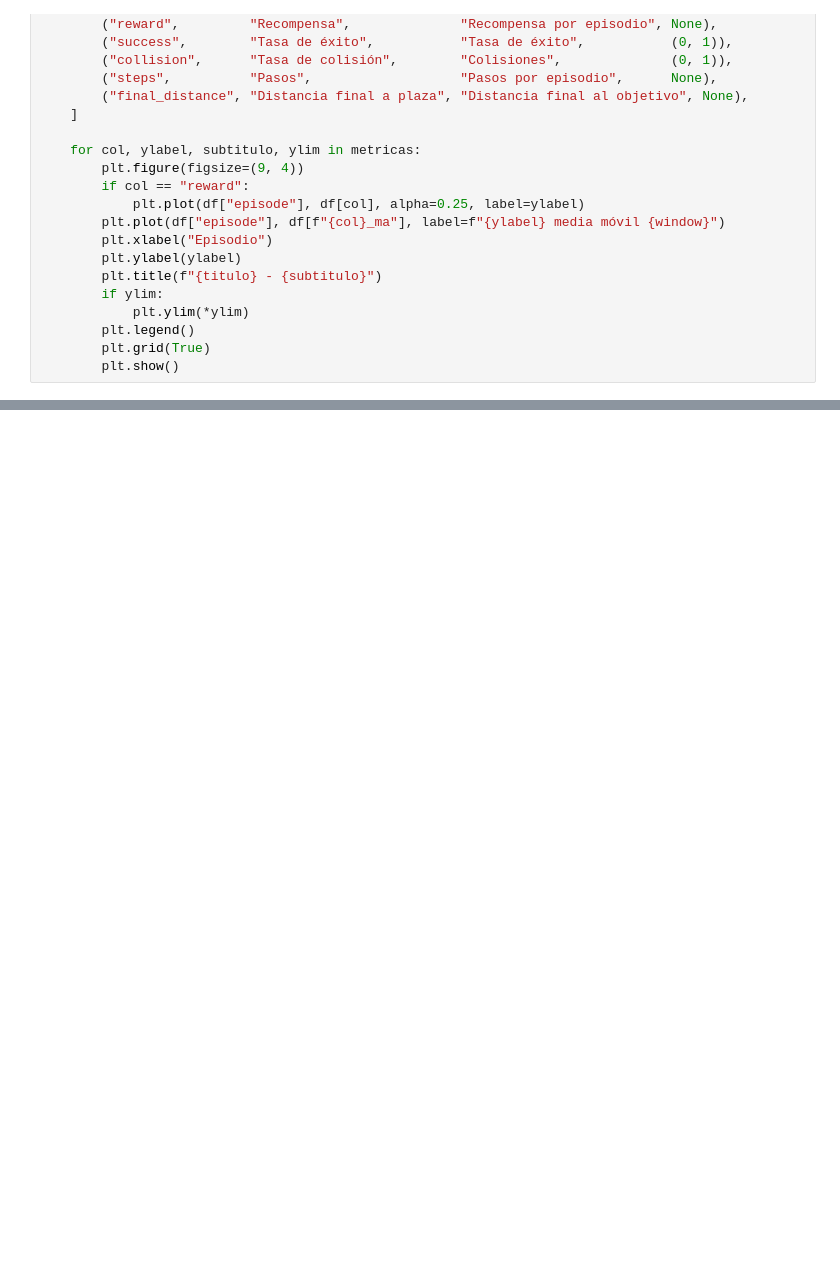
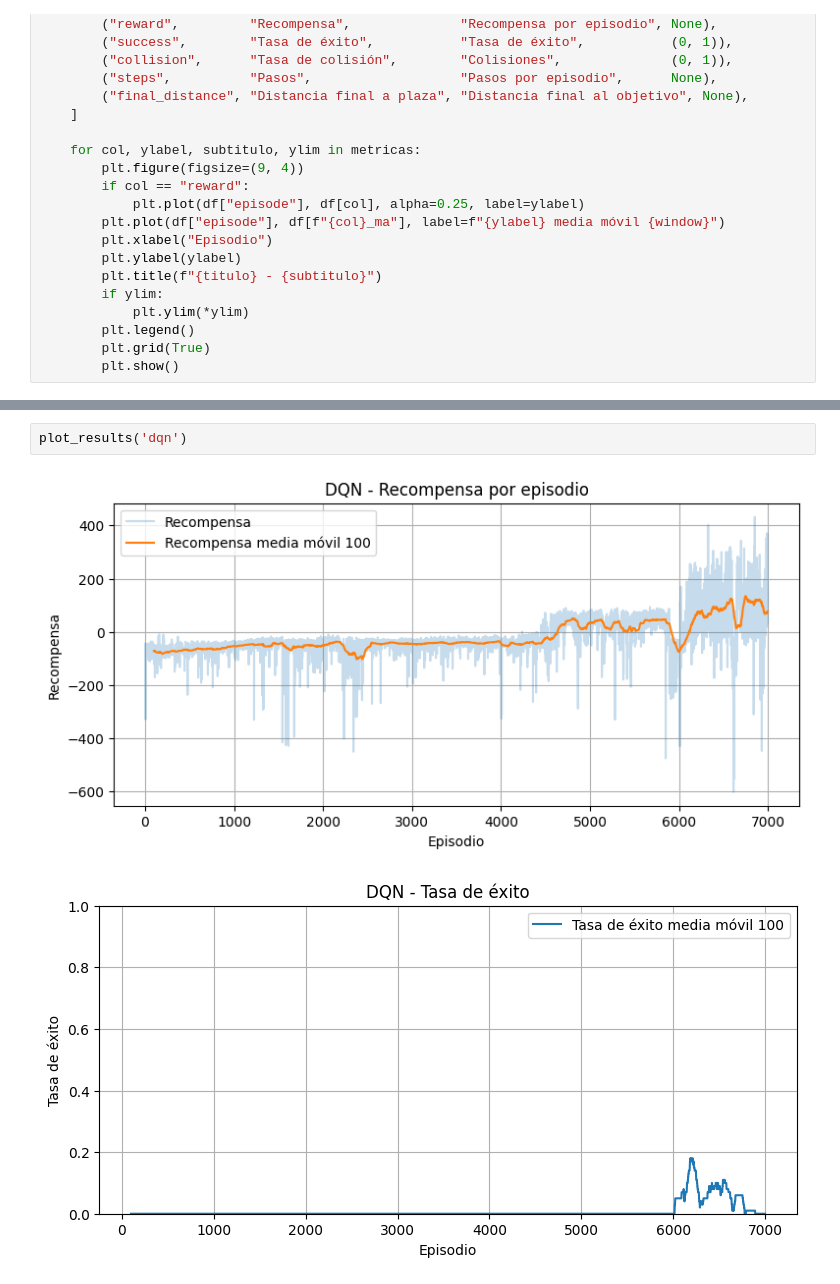
Before and after one commit to laurasomolinos/parking-simulado-rl, a Jupyter notebook: pruebas.ipynb, the cells around one changed output, grey strips where cells are left out. Saved outputs shown, nothing was run; the diff lists cells and outputs as text; blank space fills up the shorter version.

```diff
--- a/pruebas.ipynb
+++ b/pruebas.ipynb
@@ -406,0 +413,5 @@ def plot_results(nombre, window=100):
+# %%
+plot_results('dqn')
+# %% [output]
+[figure, added]
+[figure, added]
```
Also changed, not shown: parts of 6 cells of this notebook, 15 other files.
